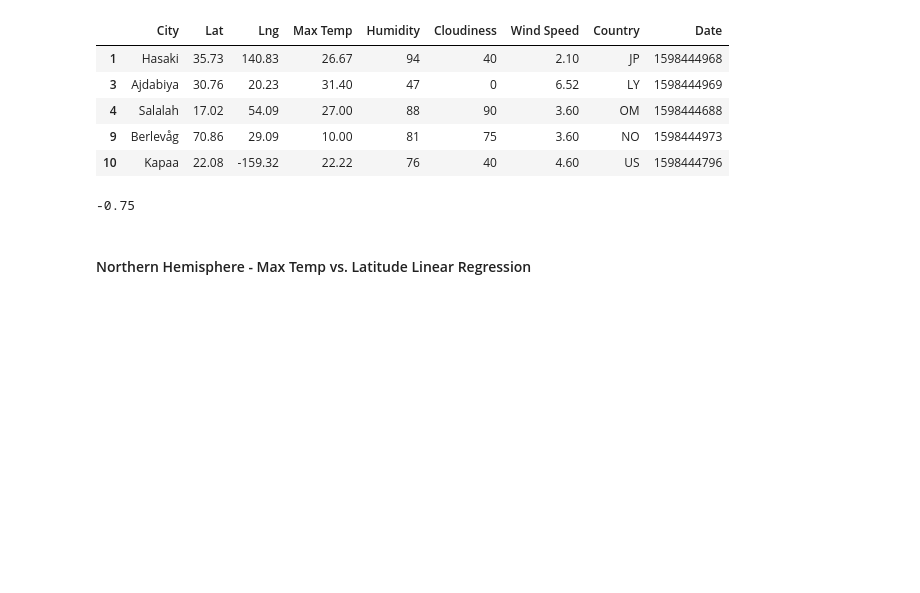
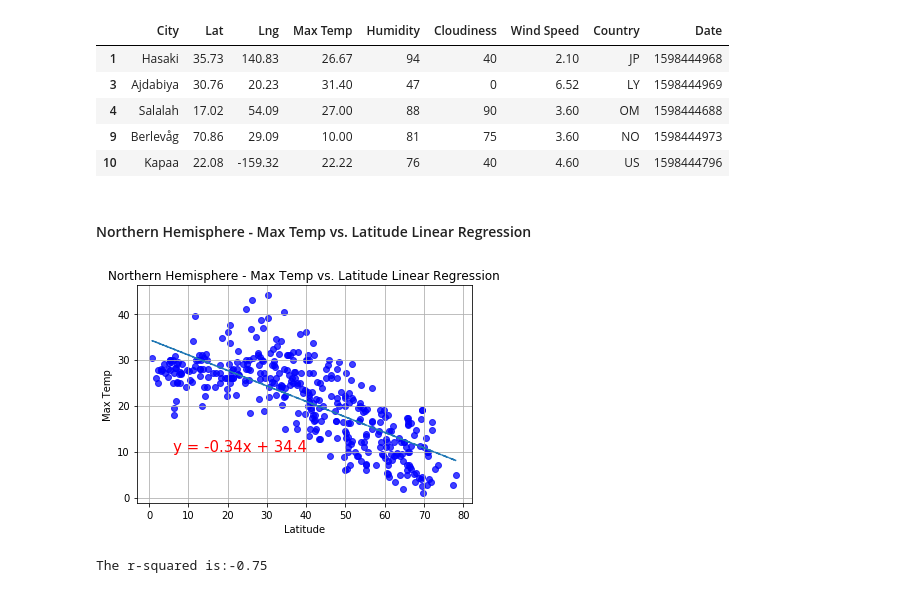
Before and after one commit to susovd/Dream-Vacation-Project, a Jupyter notebook: WeatherPy/WeatherPy.ipynb, the cells around one changed output. Cells and saved outputs as stored; diff of their text form; code cells hidden in the pictures; blank space fills up the shorter version.

```diff
--- a/WeatherPy/WeatherPy.ipynb
+++ b/WeatherPy/WeatherPy.ipynb
@@ -250,3 +250,5 @@ No cities have humidity over 100%
 * Save the plotted figures as .pngs.
 # %% [markdown]
 ## Latitude vs. Temperature Plot
+# %%
+df = pd.read_csv("output/city_data.csv")
@@ -330,8 +358,29 @@ northern_hemi.head()
 # %%
 #correlation cofficient for noethern hemisphere
 import scipy.stats as st
-round(st.pearsonr(northern_hemi["Lat"], northern_hemi["Max Temp"])[0],2)
+r_squared = round(st.pearsonr(northern_hemi["Lat"], northern_hemi["Max Temp"])[0],2)
-# %% [output]
--0.75
+# %%
+xvalue = northern_hemi["Lat"]
+yvalue = northern_hemi["Max Temp"]
+(slope, intercept, rvalue, pvalue, stderr) = linregress(xvalue, yvalue)
+# %%
+#generating equation
+regress_values = xvalue * slope + intercept
+line_eq = "y = " + str(round(slope,2)) + "x + " + str(round(intercept,2))
 # %% [markdown]
 ####  Northern Hemisphere - Max Temp vs. Latitude Linear Regression
+# %%
+#generating plot
+#create the plot and customize
+plt.scatter(xvalue,yvalue, facecolors = "blue", alpha = 0.75)
+plt.plot(xvalue, regress_values,"--")
+plt.annotate(line_eq,(6,10),fontsize=15,color="red")
+plt.xlabel('Latitude')
+plt.ylabel('Max Temp')
+plt.title("Northern Hemisphere - Max Temp vs. Latitude Linear Regression")
+plt.grid()
+plt.show()
+print(f"The r-squared is:{r_squared}")
+# %% [output]
+[figure, added]
+The r-squared is:-0.75
```
Also changed, not shown: parts of 32 cells of this notebook.
